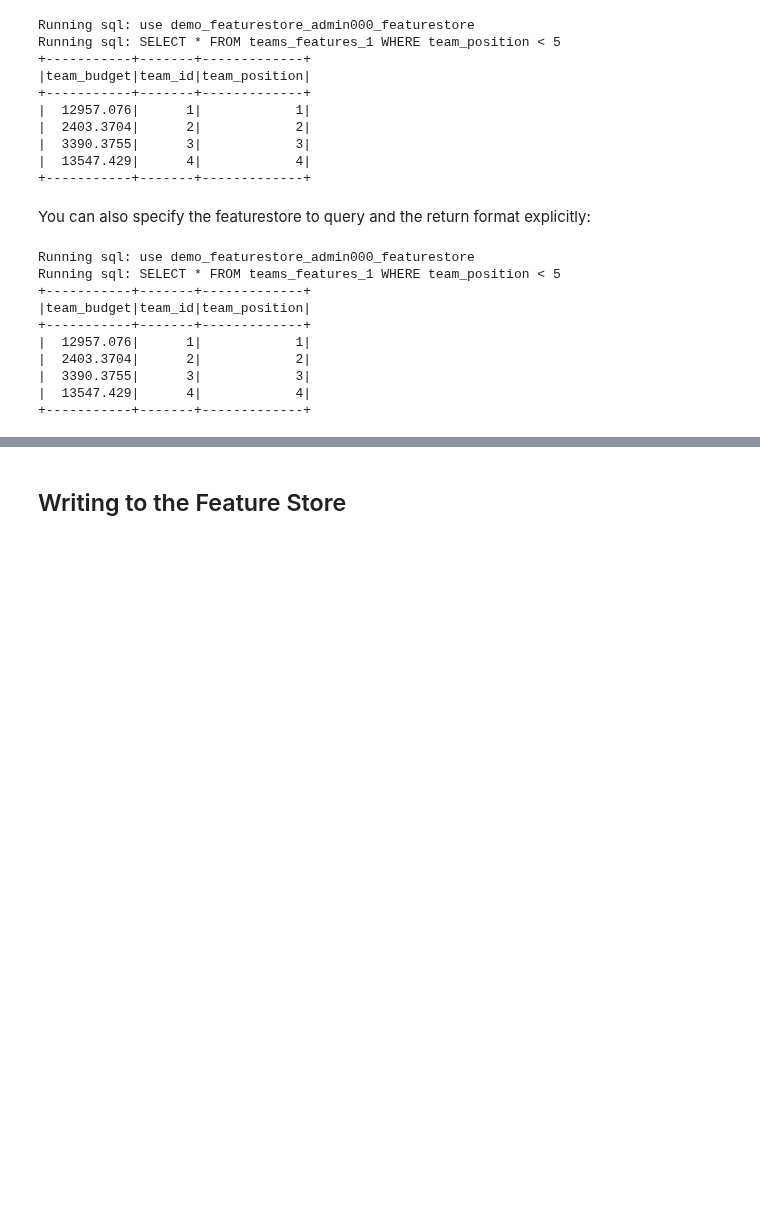
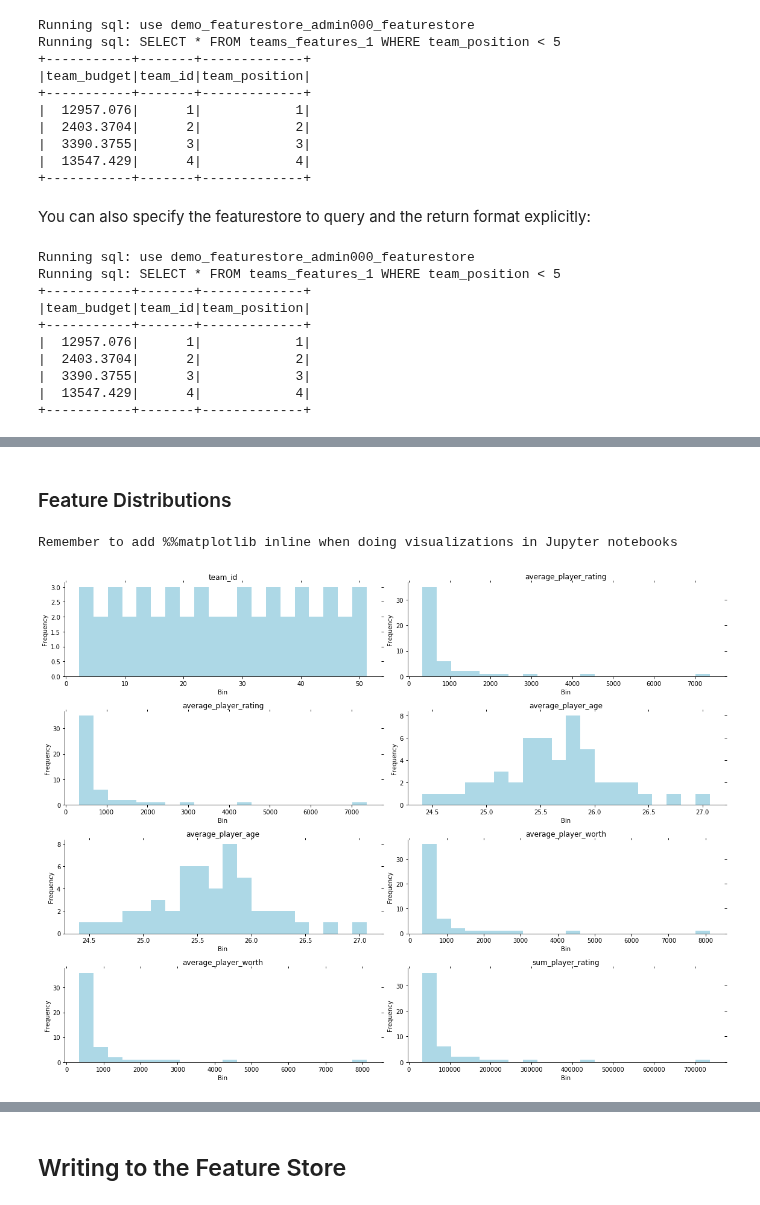
Before and after one commit to logicalclocks/hops-examples, a Jupyter notebook: notebooks/featurestore/FeaturestoreTourPython.ipynb, the cells around one changed output, grey strips where cells are left out. Cells and saved outputs as stored; diff of their text form; code cells hidden in the pictures; blank space fills up the shorter version.

Commit message:
[HOPSWORKS-1104][featurestore] visualization of feature stats

```diff
--- a/notebooks/featurestore/FeaturestoreTourPython.ipynb
+++ b/notebooks/featurestore/FeaturestoreTourPython.ipynb
@@ -428,0 +437,8 @@ Running sql: SELECT * FROM teams_features_1 WHERE team_position < 5
+# %% [markdown]
+### Feature Distributions
+# %%
+%%local
+featurestore.visualize_featuregroup_distributions("players_features")
+# %% [output]
+Remember to add %%matplotlib inline when doing visualizations in Jupyter notebooks
+[figure, added]
```
Also changed, not shown: parts of 47 cells of this notebook, 1 other file.
